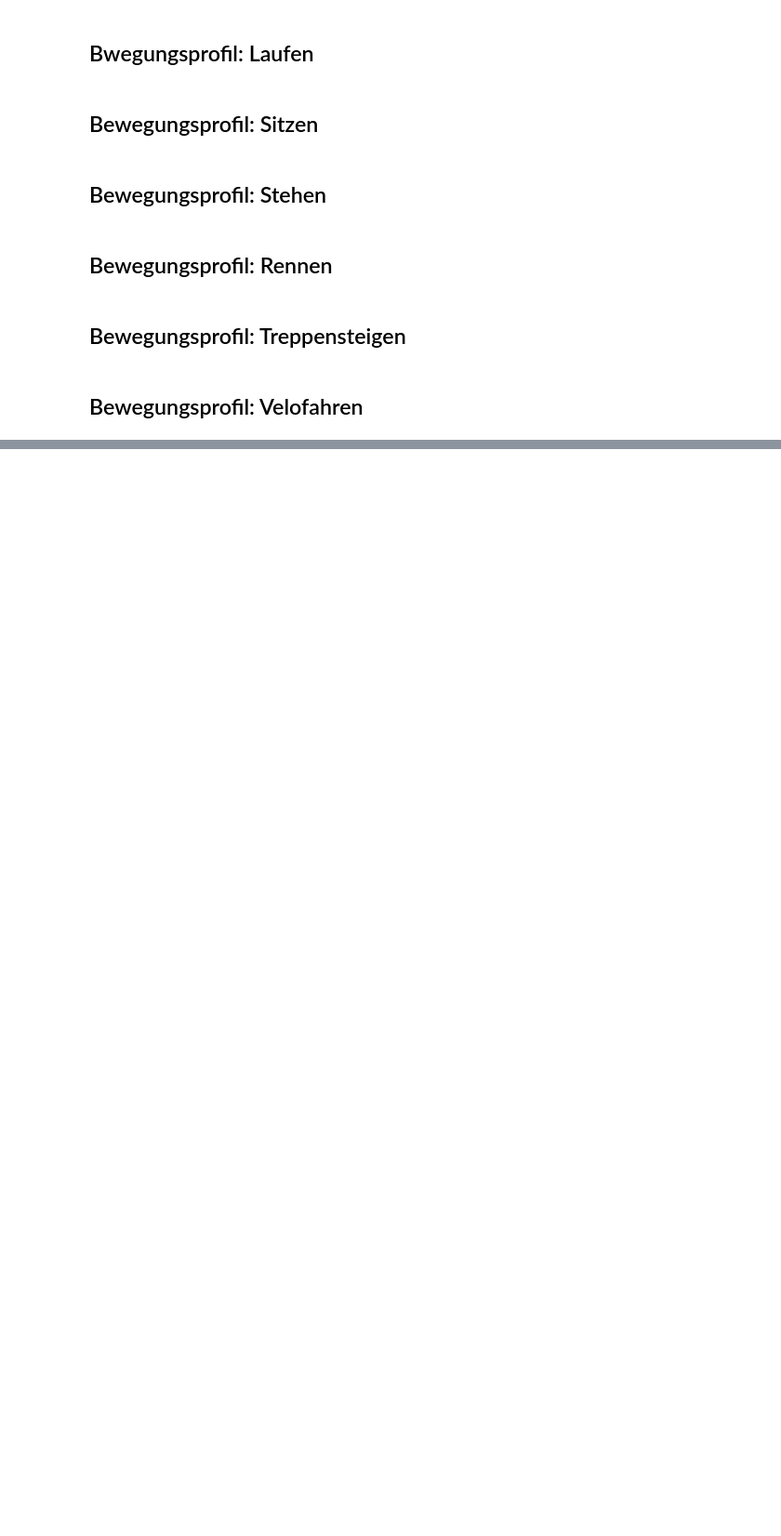
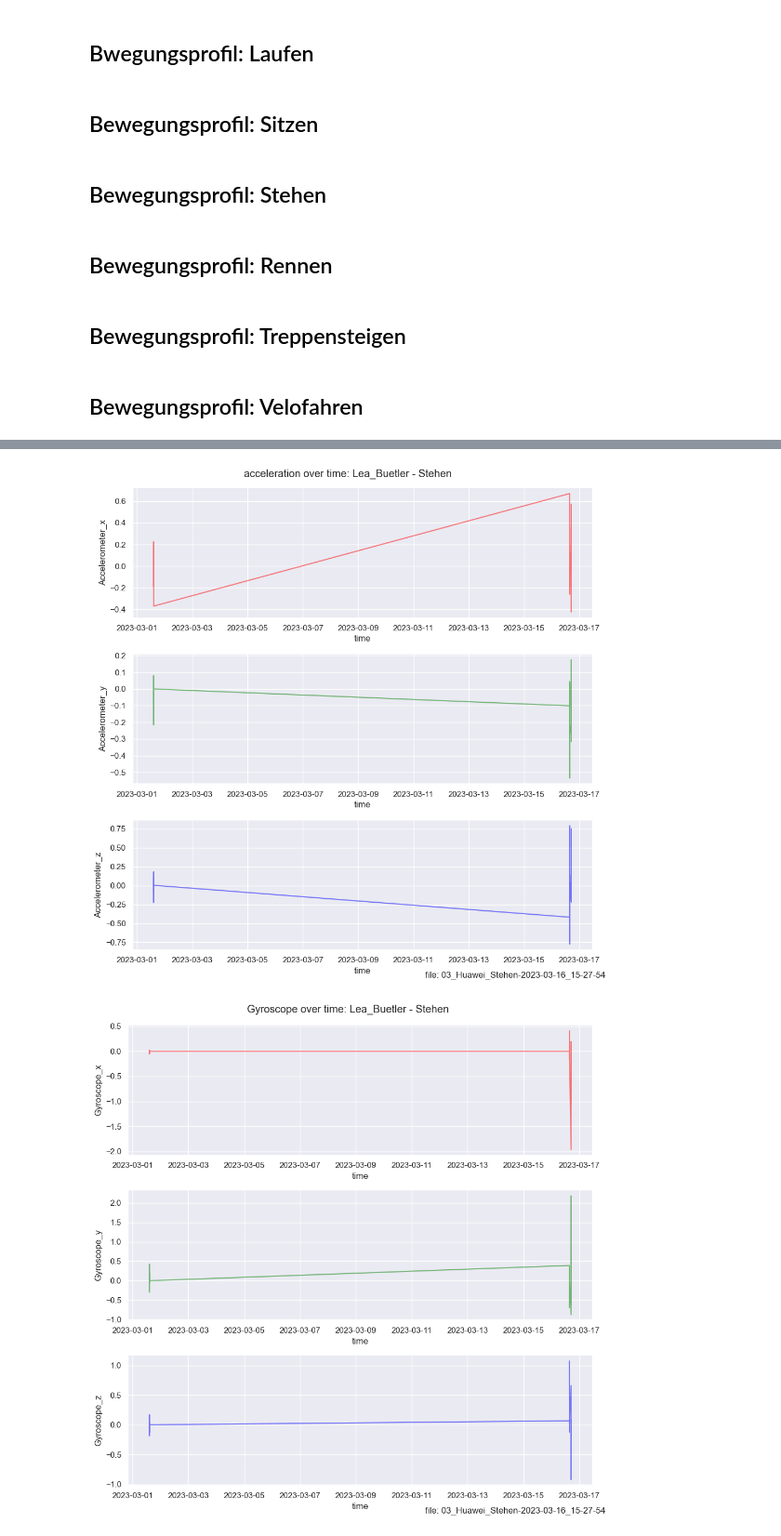
Before and after one commit to CDL1-Sensor/Sensor_Data-Wrangling-und-EDA, a Jupyter notebook: all-sensor-measurments-plots.ipynb, the cells around one changed output, grey strips where cells are left out. Shown at 93% size. Drawn from its saved outputs; the diff is of its cells as text; code cells hidden in the pictures; blank space fills up the shorter version.

```diff
--- a/all-sensor-measurments-plots.ipynb
+++ b/all-sensor-measurments-plots.ipynb
@@ -101,0 +40,7 @@ display('data_all_trimmed: ', data_all_trimmed)
+# %%
+# Daten einlesen und Ausgeben
+data = pd.read_csv('Alle_Messungen.csv', sep=',')
+data_trimmed = pd.read_csv('Alle_Messungen_trimmed.csv', sep=',')
+
+display('data: ', data.head())
+display('data_trimmed: ', data_trimmed.head())
@@ -248,0 +320,6 @@ shape: (623827, 16)
+# %%
+vis_data = data.filter(pl.col('user') == "Lea_Buetler").filter(pl.col('class') == "Stehen")
+plot_all_sensor_data(vis_data)
+# %% [output]
+[figure, added]
+[figure, added]
```
Also changed, not shown: parts of 14 cells of this notebook, 2 other files.
